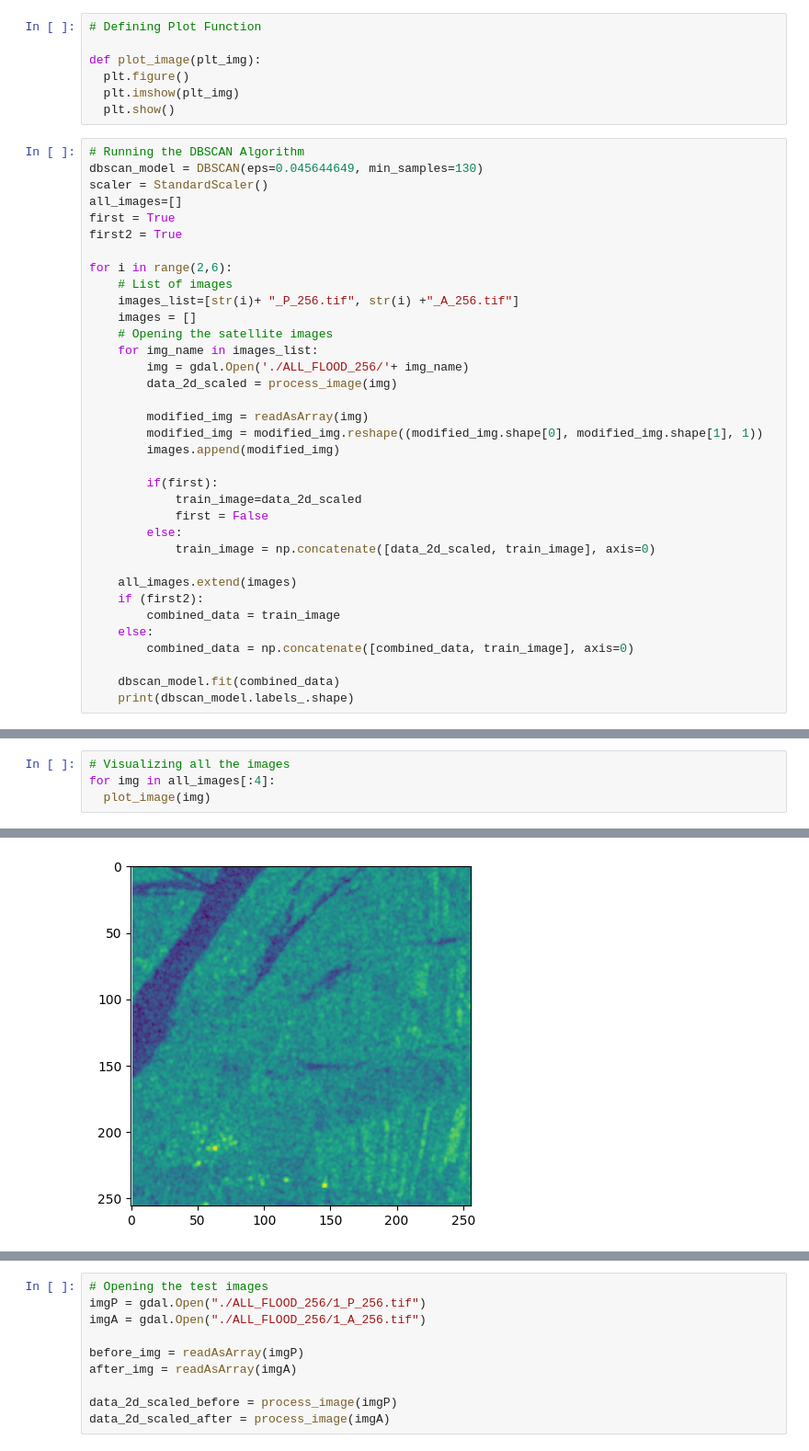
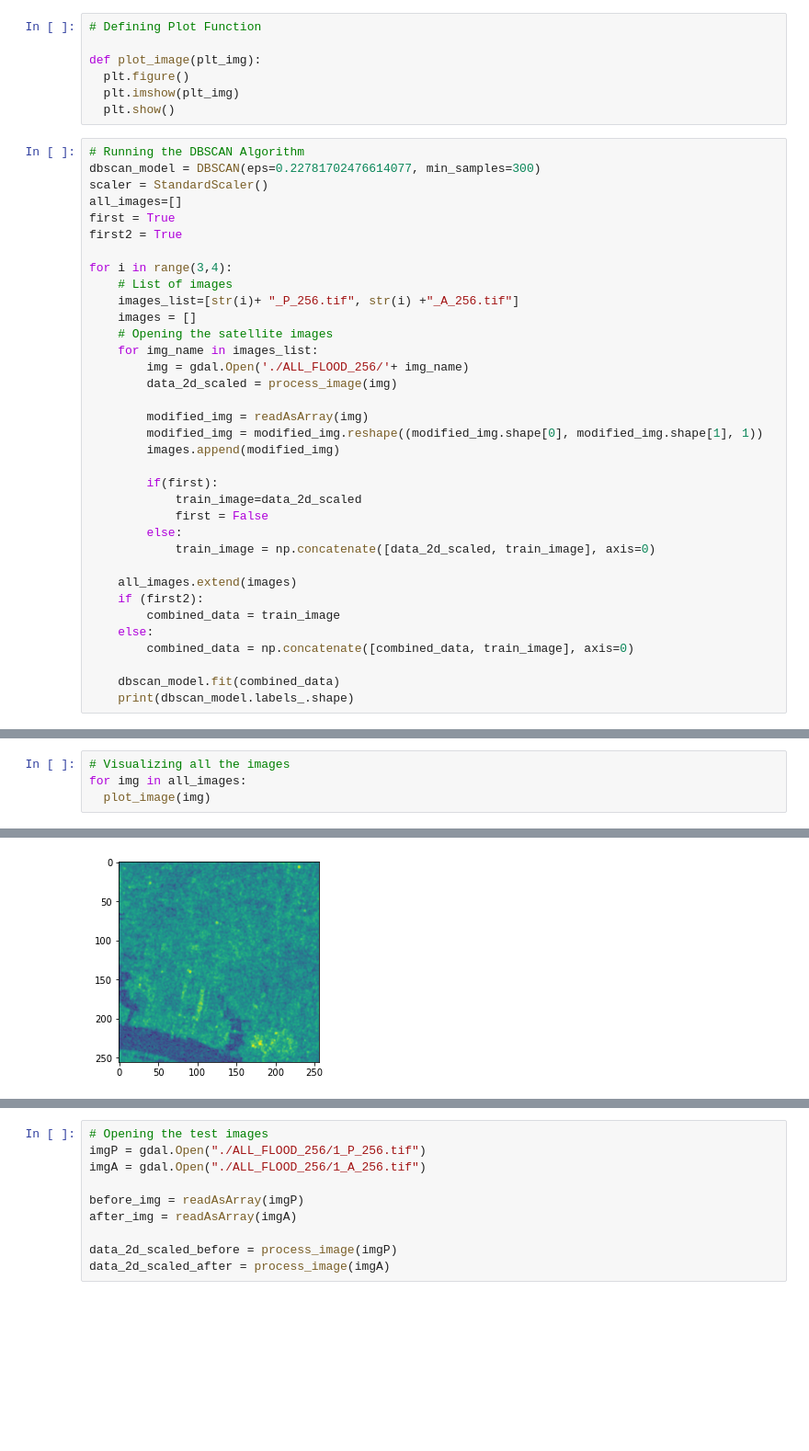
Before and after one commit to Sparsh1101/FDAP, a Jupyter notebook: SEN 1/LY Project DBScan.ipynb, the cells around one changed output, grey strips where cells are left out. Shown at 92% size. Cells and saved outputs as stored; diff of their text form; blank space fills up the shorter version.

```diff
--- a/SEN 1/LY Project DBScan.ipynb
+++ b/SEN 1/LY Project DBScan.ipynb
@@ -29,13 +29,13 @@ def plot_image(plt_img):
   plt.show()
 # %%
 # Running the DBSCAN Algorithm
-dbscan_model = DBSCAN(eps=0.045644649, min_samples=130)
+dbscan_model = DBSCAN(eps=0.22781702476614077, min_samples=300)
 scaler = StandardScaler()
 all_images=[]
 first = True
 first2 = True
 
-for i in range(2,6):
+for i in range(3,4):
     # List of images
     images_list=[str(i)+ "_P_256.tif", str(i) +"_A_256.tif"]
     images = []
@@ -70,5 +67,5 @@ for i in range(2,6):
 # %%
 # Visualizing all the images
-for img in all_images[:4]:
+for img in all_images:
   plot_image(img)
 # %% [output]
@@ -76 +73 @@ for img in all_images[:4]:
-[figure, old version]
+[figure, new version]
```
Also changed, not shown: parts of 11 cells of this notebook, 5 other files.
